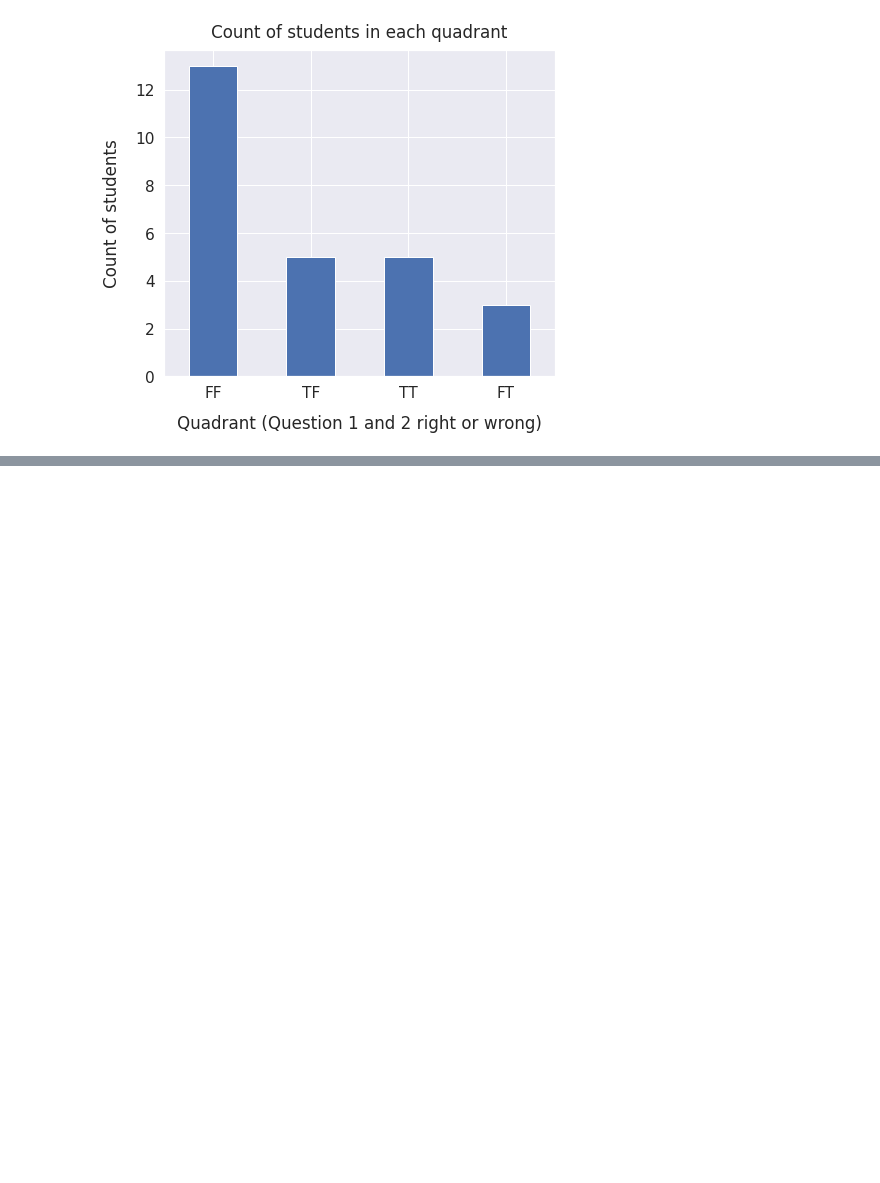
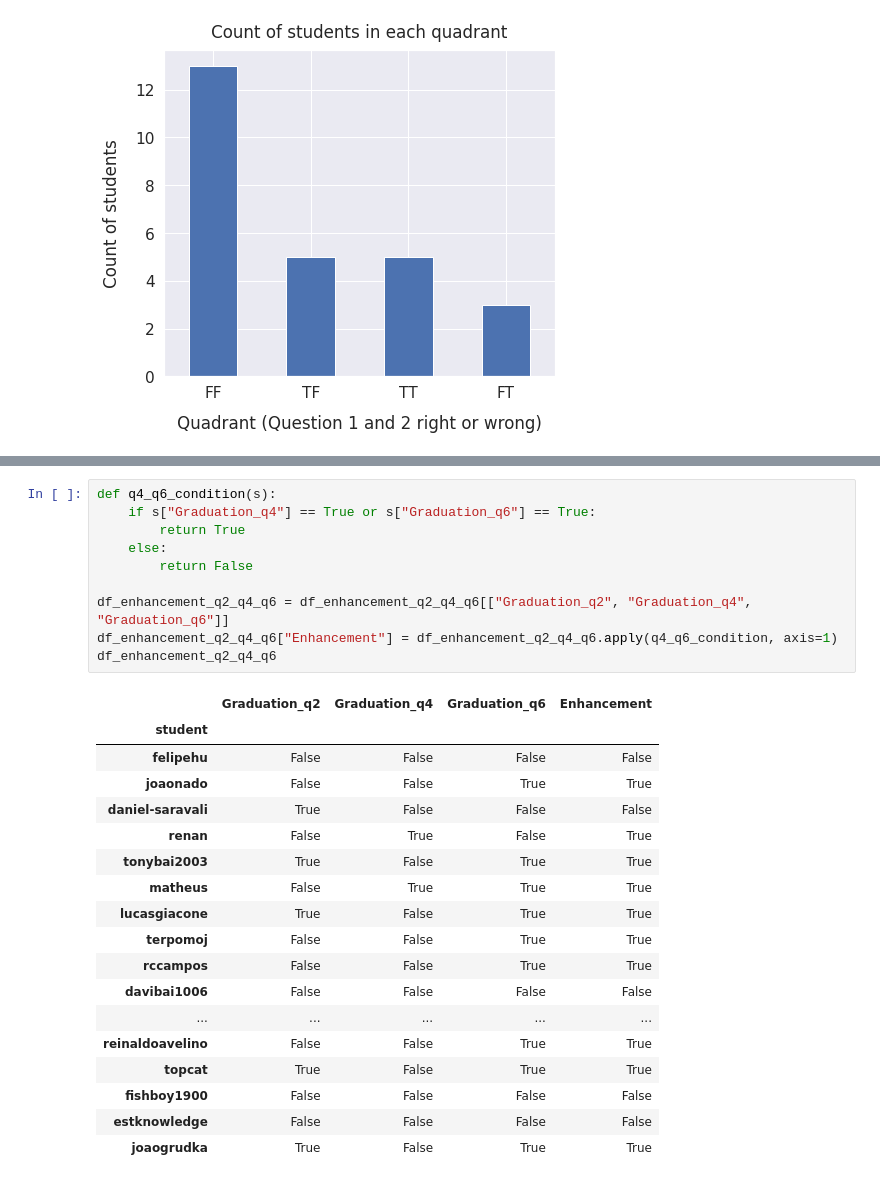
Before and after one commit to avilarenan/LearnLissajousResults, a Jupyter notebook: canvas.ipynb, the cells around one changed output, grey strips where cells are left out. Saved outputs shown, nothing was run; the diff lists cells and outputs as text; blank space fills up the shorter version.

```diff
--- a/canvas.ipynb
+++ b/canvas.ipynb
@@ -285,0 +331,29 @@ plt.title("Count of students in each quadrant", y=1.02);
+# %%
+def q4_q6_condition(s):
+    if s["Graduation_q4"] == True or s["Graduation_q6"] == True:
+        return True
+    else:
+        return False
+
+df_enhancement_q2_q4_q6 = df_enhancement_q2_q4_q6[["Graduation_q2", "Graduation_q4", "Graduation_q6"]]
+df_enhancement_q2_q4_q6["Enhancement"] = df_enhancement_q2_q4_q6.apply(q4_q6_condition, axis=1)
+df_enhancement_q2_q4_q6
+# %% [output]
+|  | Graduation_q2 | Graduation_q4 | Graduation_q6 | Enhancement |
+| student |  |  |  |  |
+| felipehu | False | False | False | False |
+| joaonado | False | False | True | True |
+| daniel-saravali | True | False | False | False |
+| renan | False | True | False | True |
+| tonybai2003 | True | False | True | True |
+| matheus | False | True | True | True |
+| lucasgiacone | True | False | True | True |
+| terpomoj | False | False | True | True |
+| rccampos | False | False | True | True |
+| davibai1006 | False | False | False | False |
+| ... | ... | ... | ... | ... |
+| reinaldoavelino | False | False | True | True |
+| topcat | True | False | True | True |
+| fishboy1900 | False | False | False | False |
+| estknowledge | False | False | False | False |
+| joaogrudka | True | False | True | True |
```
Also changed, not shown: parts of 8 cells of this notebook.
